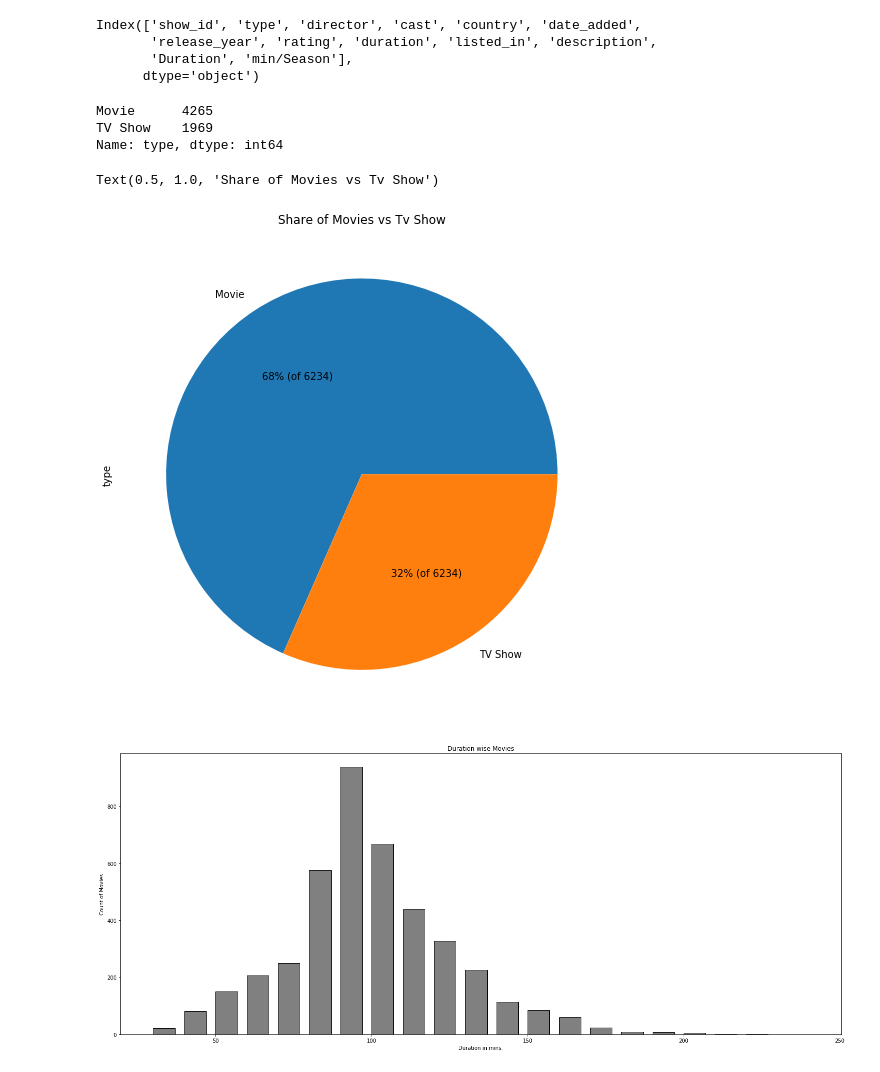
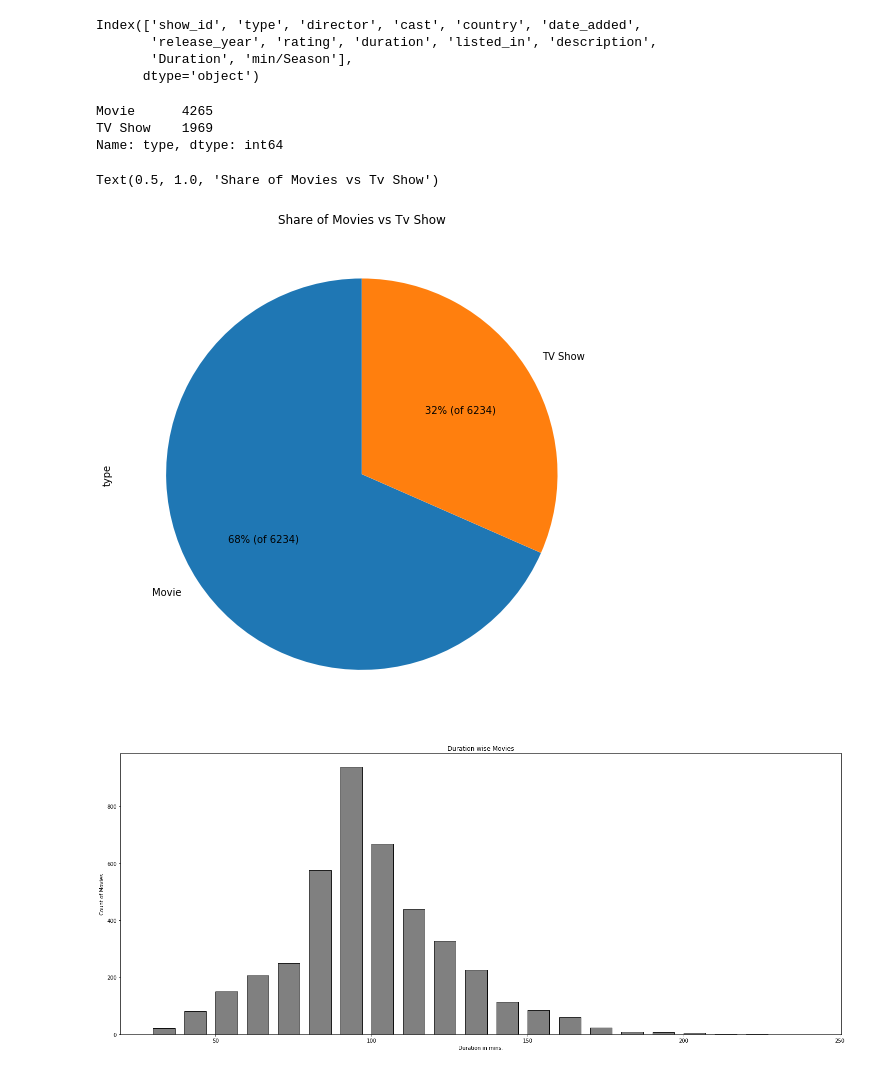
Before and after one commit to ssnk4343/Netflix_analysis, a Jupyter notebook: Netflix_titles.ipynb, the cells around one changed output. Cells and saved outputs as stored; diff of their text form; code cells hidden in the pictures.

```diff
--- a/Netflix_titles.ipynb
+++ b/Netflix_titles.ipynb
@@ -51,17 +51,17 @@ Index(['show_id', 'type', 'director', 'cast', 'country', 'date_added',
 # %%
 show_type =df['type'].value_counts()
 print(show_type)
 #percent_movie = round(show_type[0]/(show_type[0:2].sum()),2)
 #percent_tvshow = round(show_type[1]/(show_type[0:2].sum()),2)
-show_type.plot.pie(figsize=(9,9),autopct='%1.f%% (of 6234)')
+show_type.plot.pie(figsize=(9,9),autopct='%1.f%% (of 6234)',startangle=90)
 plt.title('Share of Movies vs Tv Show')
 #plt.legend(['% Movie '+ str(percent_movie*100),' % Tv Shows ' + str(percent_tvshow*100) ])
 # %% [output]
 Movie      4265
 TV Show    1969
 Name: type, dtype: int64
 Text(0.5, 1.0, 'Share of Movies vs Tv Show')
-[figure, old version]
+[figure, new version]
 # %%
 df_m = df[df['type'] == 'Movie']
 df_tv = df[df['type'] == 'TV Show']
```
Also changed, not shown: parts of 3 cells of this notebook.
